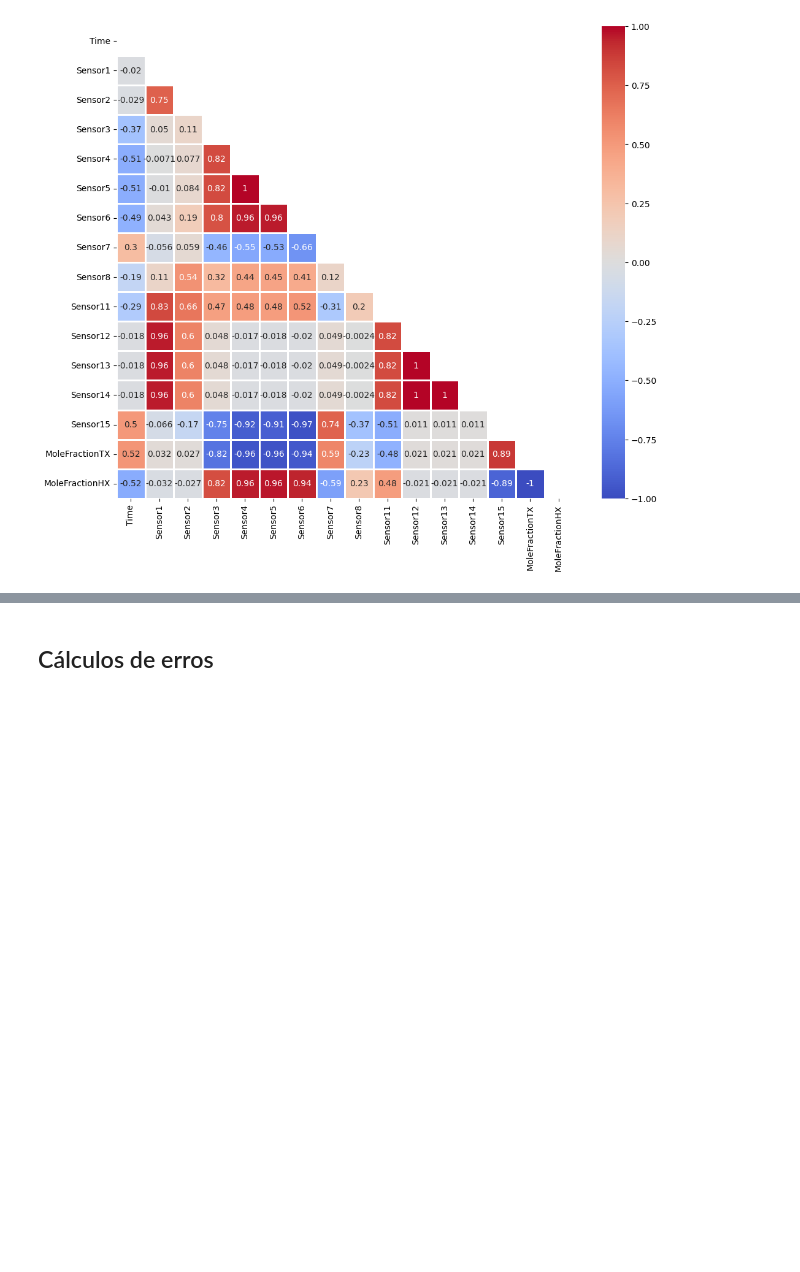
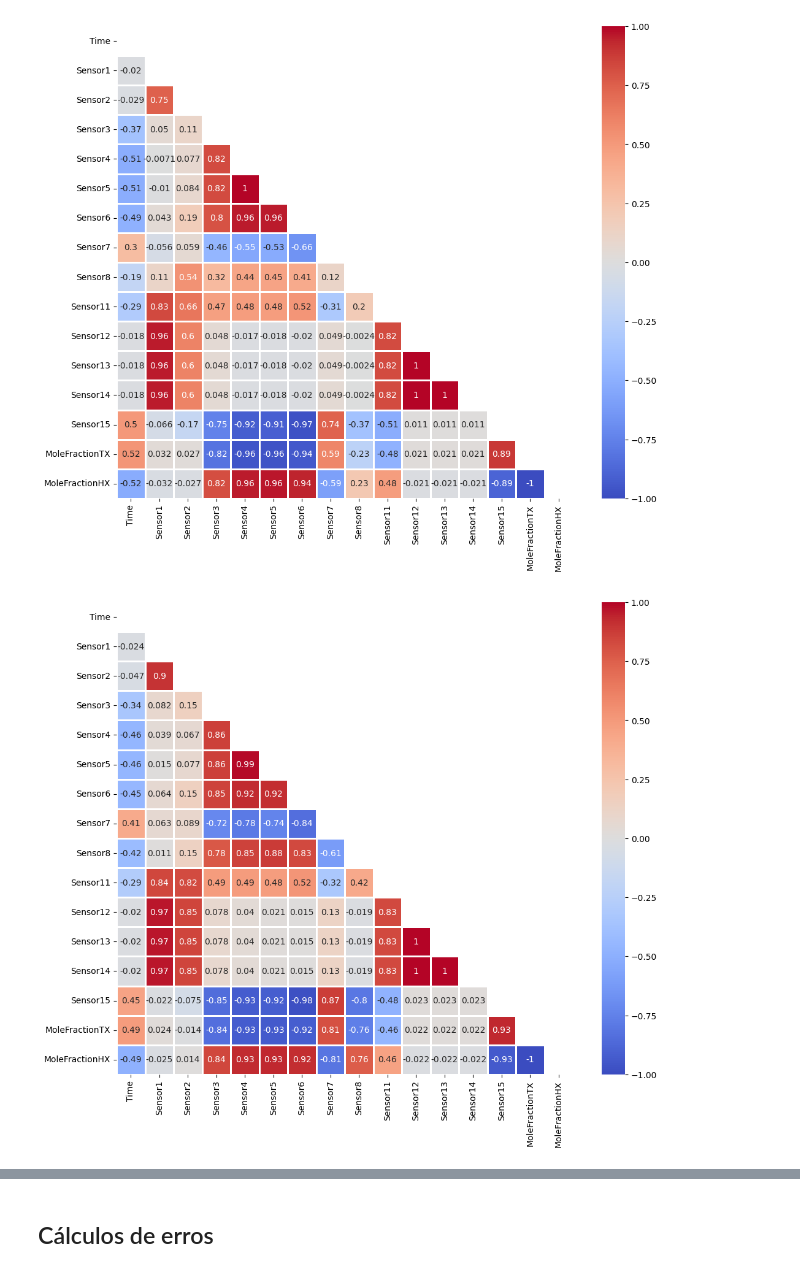
Before and after one commit to marcosgabrielll/Aprendizagem_de_maquinas_em_coluna_de_destilacao, a Jupyter notebook: Coluna_de_destilação.ipynb, the cells around one changed output, grey strips where cells are left out. Cells and saved outputs as stored; diff of their text form; code cells hidden in the pictures; blank space fills up the shorter version.

```diff
--- a/Coluna_de_destilação.ipynb
+++ b/Coluna_de_destilação.ipynb
@@ -216,6 +219,19 @@ sns.heatmap(lower_triangle, center = 0, cmap = 'coolwarm', annot= True, xticklab
 plt.show()
 # %% [output]
 [figure]
+# %%
+# Método de Spearman
+corr = dataset.corr(method='spearman') # Matriz de correlaçao
+lower_triangle = np.tril(corr, k = -1)  # seleciona o menor triangula da matriz
+mask = lower_triangle == 0 # Apaga a diagonal do mapa de calor, pois a diagonal sempre seré 1
+#coolwarm
+#rocket
+plt.figure(figsize = (12,10))
+sns.heatmap(lower_triangle, center = 0, cmap = 'coolwarm', annot= True, xticklabels = corr.index, yticklabels = corr.columns,
+            cbar= True, linewidths= 1, mask = mask, vmin = -1, vmax = +1)   # mapa de calor
+plt.show()
+# %% [output]
+[figure, added]
 # %%
 dataset.corr()
 # %% [output]
```
Also changed, not shown: parts of 19 cells of this notebook.
